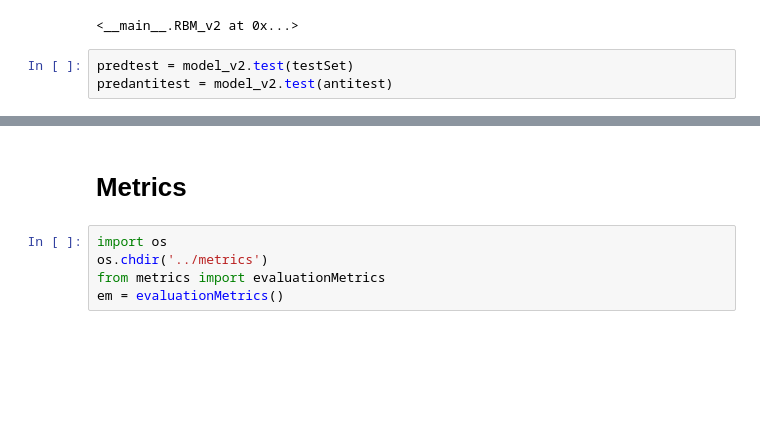
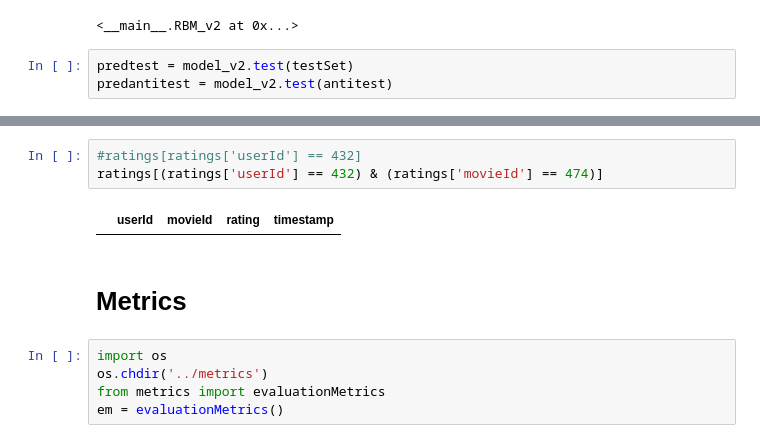
Before and after one commit to inesgfortis/RecommenderSys, a Jupyter notebook: deepLearning/RBM.ipynb, the cells around one changed output, grey strips where cells are left out. Cells and saved outputs as stored; diff of their text form; blank space fills up the shorter version.

```diff
--- a/deepLearning/RBM.ipynb
+++ b/deepLearning/RBM.ipynb
@@ -271,3 +311,8 @@ predantitest = model_v2.test(antitest)
+# %%
+#ratings[ratings['userId'] == 432]
+ratings[(ratings['userId'] == 432) & (ratings['movieId'] == 474)]
+# %% [output]
+|  | userId | movieId | rating | timestamp |
 # %% [markdown]
 # Metrics
 # %%
```
Also changed, not shown: parts of 11 cells of this notebook.
